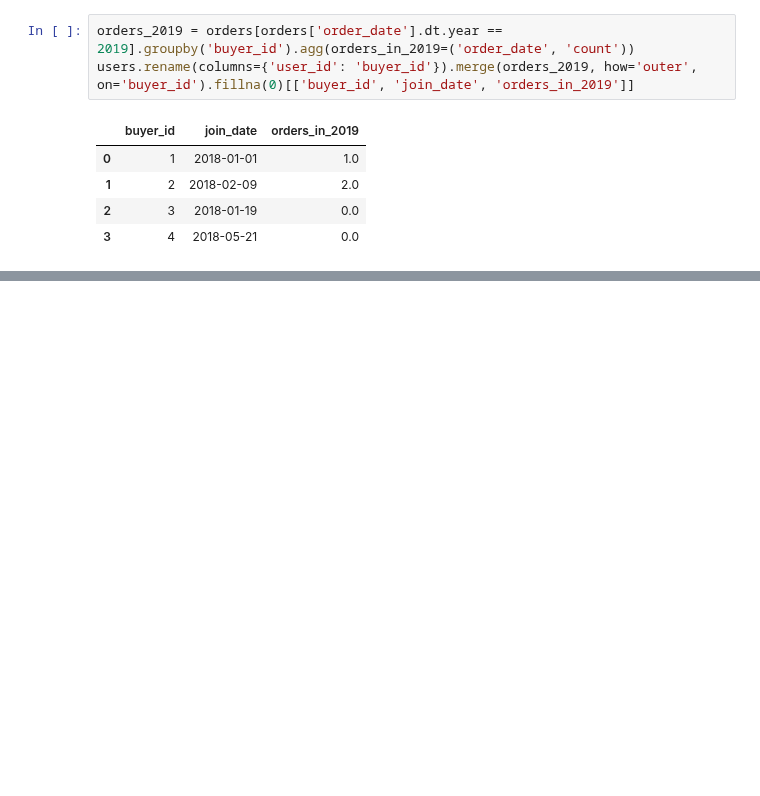
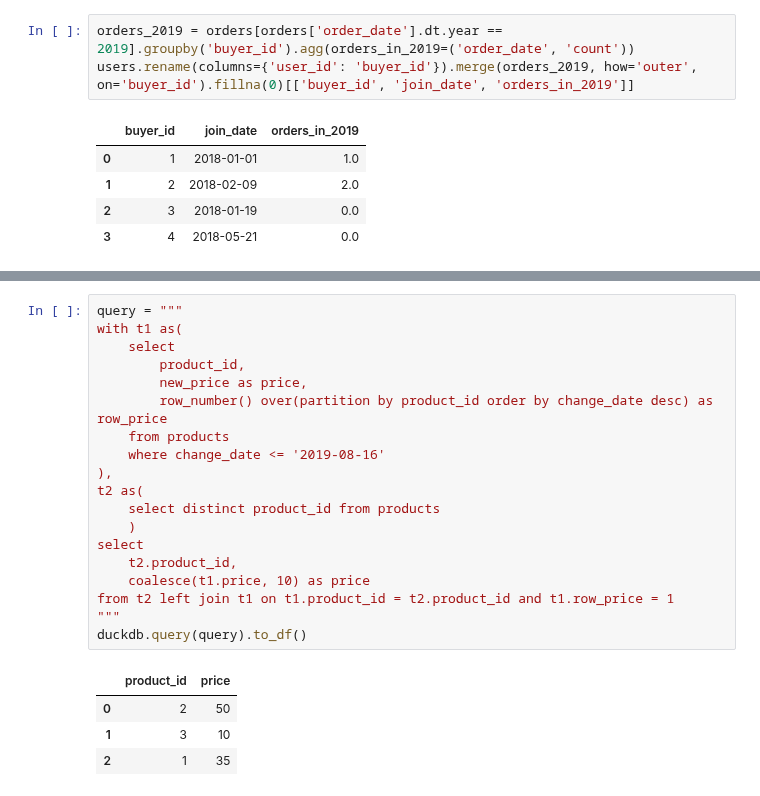
Before and after one commit to Praldmur/Tasks, a Jupyter notebook: LeetCode_Med.ipynb, the cells around one changed output, grey strips where cells are left out. Saved outputs shown, nothing was run; the diff lists cells and outputs as text; blank space fills up the shorter version.

```diff
--- a/LeetCode_Med.ipynb
+++ b/LeetCode_Med.ipynb
@@ -763,0 +767,24 @@ orders[orders['order_year'] == 2019].groupby('')
+# %%
+query = """
+with t1 as(
+    select
+        product_id,
+        new_price as price,
+        row_number() over(partition by product_id order by change_date desc) as row_price
+    from products
+    where change_date <= '2019-08-16'
+),
+t2 as(
+    select distinct product_id from products
+    )
+select
+    t2.product_id,
+    coalesce(t1.price, 10) as price
+from t2 left join t1 on t1.product_id = t2.product_id and t1.row_price = 1
+"""
+duckdb.query(query).to_df()
+# %% [output]
+|  | product_id | price |
+| 0 | 2 | 50 |
+| 1 | 3 | 10 |
+| 2 | 1 | 35 |
```
Also changed, not shown: parts of 4 cells of this notebook.
